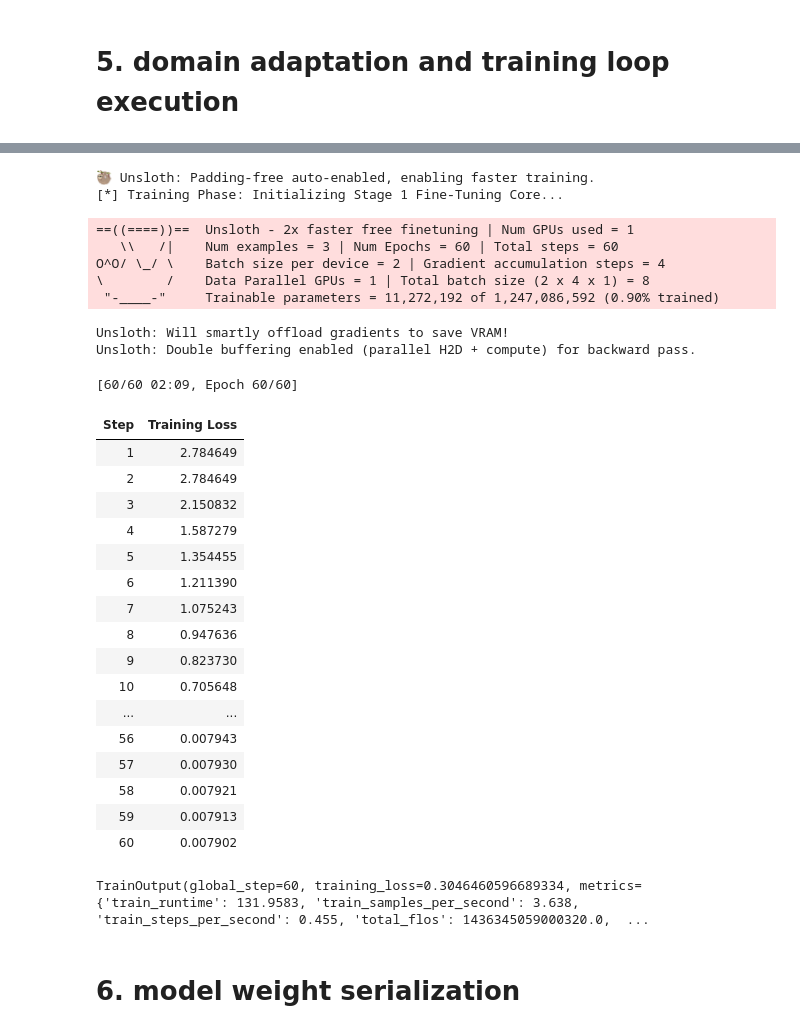
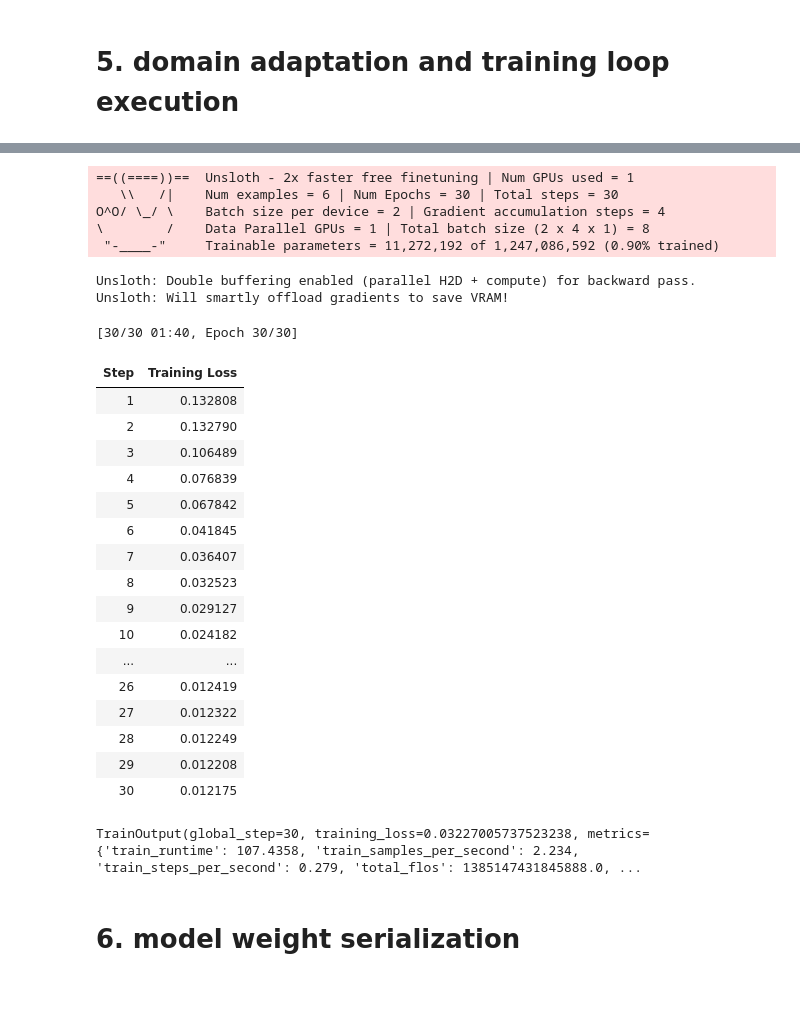
Before and after one commit to mandeepmotan-ai/cartintel-ai-finetuning, a Jupyter notebook: notebooks/non_instruction_finetuning.ipynb, the cells around one changed output, grey strips where cells are left out. Saved outputs shown, nothing was run; the diff lists cells and outputs as text; code cells hidden in the pictures; blank space fills up the shorter version.

Commit message:
complete stage 1 continued pre-training and saved trained model weights

```diff
--- a/notebooks/non_instruction_finetuning.ipynb
+++ b/notebooks/non_instruction_finetuning.ipynb
@@ -222,7 +227,7 @@ trainer = SFTTrainer(
         per_device_train_batch_size = 2,
         gradient_accumulation_steps = 4,
         warmup_steps = 5,
-        max_steps = 60,
+        max_steps = 30,
         learning_rate = 2e-4,
         fp16 = not torch.cuda.is_bf16_supported(),
         bf16 = torch.cuda.is_bf16_supported(),
@@ -244,31 +248,29 @@ WARNING:datasets.arrow_dataset:num_proc must be <= 3. Reducing num_proc to 3 for
-🦥 Unsloth: Padding-free auto-enabled, enabling faster training.
-[*] Training Phase: Initializing Stage 1 Fine-Tuning Core...
+==((====))==  Unsloth - 2x faster free finetuning | Num GPUs used = 1
+   \\   /|    Num examples = 6 | Num Epochs = 30 | Total steps = 30
+O^O/ \_/ \    Batch size per device = 2 | Gradient accumulation steps = 4
+\        /    Data Parallel GPUs = 1 | Total batch size (2 x 4 x 1) = 8
+ "-____-"     Trainable parameters = 11,272,192 of 1,247,086,592 (0.90% trained)
-==((====))==  Unsloth - 2x faster free finetuning | Num GPUs used = 1
-   \\   /|    Num examples = 3 | Num Epochs = 60 | Total steps = 60
-O^O/ \_/ \    Batch size per device = 2 | Gradient accumulation steps = 4
-\        /    Data Parallel GPUs = 1 | Total batch size (2 x 4 x 1) = 8
- "-____-"     Trainable parameters = 11,272,192 of 1,247,086,592 (0.90% trained)
+Unsloth: Double buffering enabled (parallel H2D + compute) for backward pass.
+Unsloth: Will smartly offload gradients to save VRAM!
-Unsloth: Will smartly offload gradients to save VRAM!
-Unsloth: Double buffering enabled (parallel H2D + compute) for backward pass.
+[30/30 01:40, Epoch 30/30]
+| Step | Training Loss |
+| 1 | 0.132808 |
+| 2 | 0.132790 |
+| 3 | 0.106489 |
+| 4 | 0.076839 |
+| 5 | 0.067842 |
+| 6 | 0.041845 |
+| 7 | 0.036407 |
+| 8 | 0.032523 |
+| 9 | 0.029127 |
+| 10 | 0.024182 |
+| ... | ... |
+| 26 | 0.012419 |
+| 27 | 0.012322 |
+| 28 | 0.012249 |
+| 29 | 0.012208 |
+| 30 | 0.012175 |
-[60/60 02:09, Epoch 60/60]
+TrainOutput(global_step=30, training_loss=0.03227005737523238, metrics={'train_runtime': 107.4358, 'train_samples_per_second': 2.234, 'train_steps_per_second': 0.279, 'total_flos': 1385147431845888.0, ...
-| Step | Training Loss |
-| 1 | 2.784649 |
-| 2 | 2.784649 |
-| 3 | 2.150832 |
-| 4 | 1.587279 |
-| 5 | 1.354455 |
-| 6 | 1.211390 |
-| 7 | 1.075243 |
-| 8 | 0.947636 |
-| 9 | 0.823730 |
-| 10 | 0.705648 |
-| ... | ... |
-| 56 | 0.007943 |
-| 57 | 0.007930 |
-| 58 | 0.007921 |
-| 59 | 0.007913 |
-| 60 | 0.007902 |
-TrainOutput(global_step=60, training_loss=0.3046460596689334, metrics={'train_runtime': 131.9583, 'train_samples_per_second': 3.638, 'train_steps_per_second': 0.455, 'total_flos': 1436345059000320.0,  ...
 # %% [markdown]
 # 6. model weight serialization
 # %%
```
Also changed, not shown: parts of 6 cells of this notebook.
